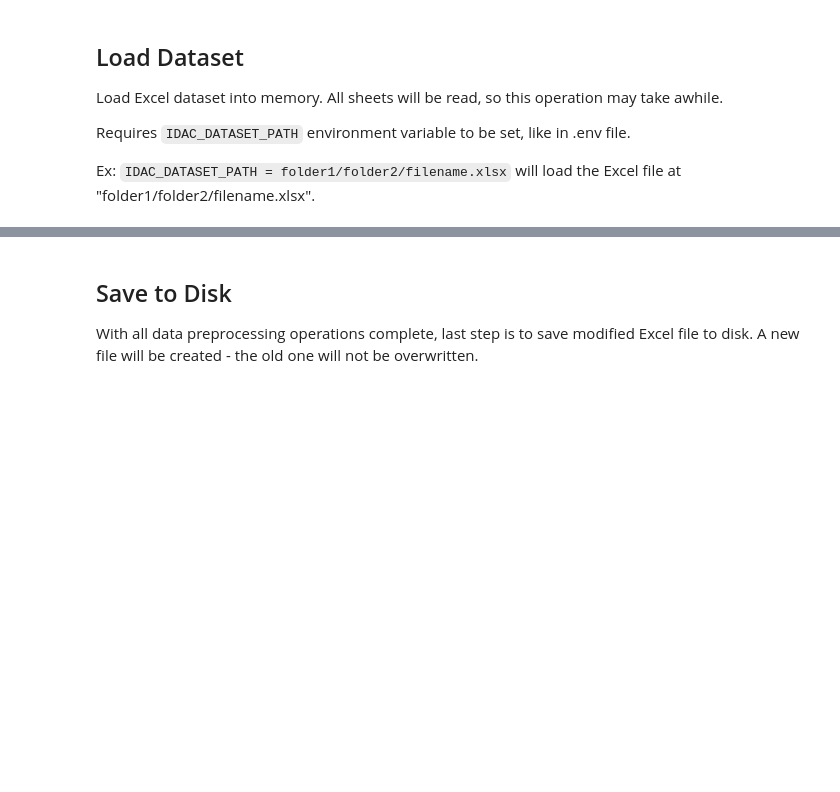
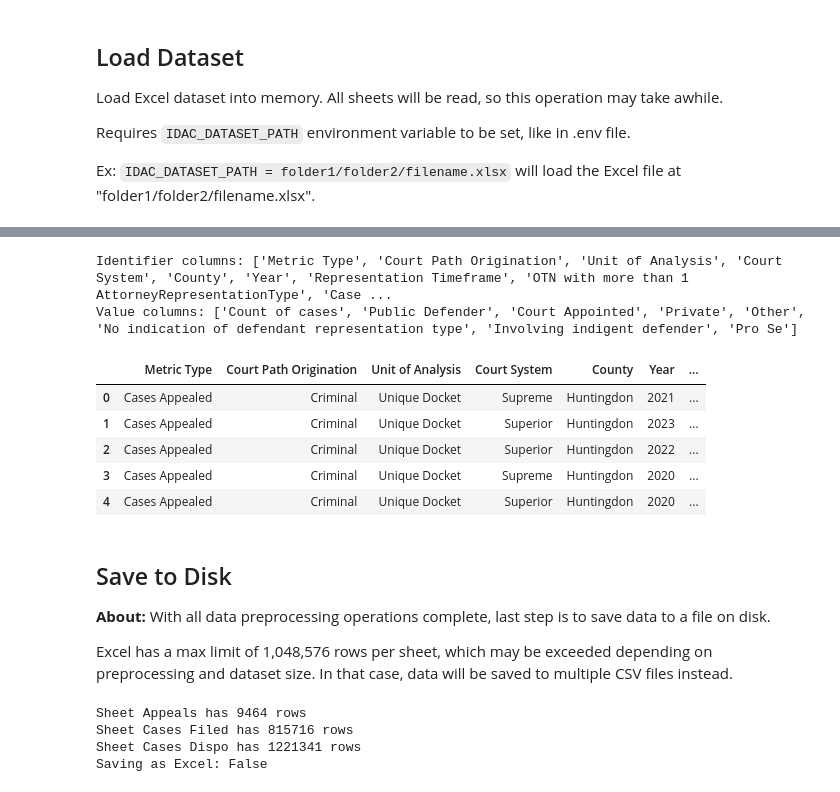
Before and after one commit to ng-23/pccd-idac-idd, a Jupyter notebook: notebooks/idac_data_preprocessing.ipynb, the cells around one changed output, grey strips where cells are left out. Drawn from its saved outputs; the diff is of its cells as text; code cells hidden in the pictures; blank space fills up the shorter version.

```diff
--- a/notebooks/idac_data_preprocessing.ipynb
+++ b/notebooks/idac_data_preprocessing.ipynb
@@ -268,38 +305,46 @@ if os.getenv('DO_OP3_ADULT_DISPO').lower() == 'y' and 'Adult Cases Dispo' in ida
 # %%
 import pandas as pd
 from IPython.display import display
 
-if os.getenv('DO_OP3_APPEALS').lower() == 'y' and 'Appeals' in idac_dataset:
-    appeals = idac_dataset['Appeals']
+if os.getenv('DO_OP2_APPEALS').lower() == 'y':
+    appeals_df = idac_dataset['Appeals']
 
     val_cols = [
         'Count of cases',
         'Public Defender',
         'Court Appointed',
         'Private',
         'Other',
         'No indication of defendant representation type',
         'Involving indigent defender',
         'Pro Se',
         ]
-    id_cols = [col for col in appeals.columns.to_list() if col not in val_cols]
+    id_cols = [col for col in appeals_df.columns.to_list() if col not in val_cols]
 
     var_name = 'Count Type'
     val_name = 'Count'
 
     print(f'Identifier columns: {id_cols}')
     print(f'Value columns: {val_cols}')
 
     # see https://pandas.pydata.org/docs/reference/api/pandas.melt.html
-    new_appeals = pd.melt(
-        appeals,
+    long_appeals_df = pd.melt(
+        appeals_df,
         id_vars=id_cols,
         value_vars=val_cols,
         var_name=var_name,
         value_name=val_name
     )
 
-    display(new_appeals.head(n=5))
+    display(long_appeals_df.head(n=5))
 
-    idac_dataset['Appeals Long'] = new_appeals
-    del idac_dataset['Appeals']
+    idac_dataset['Appeals'] = long_appeals_df
+# %% [output]
+Identifier columns: ['Metric Type', 'Court Path Origination', 'Unit of Analysis', 'Court System', 'County', 'Year', 'Representation Timeframe', 'OTN with more than 1 AttorneyRepresentationType', 'Case ...
+Value columns: ['Count of cases', 'Public Defender', 'Court Appointed', 'Private', 'Other', 'No indication of defendant representation type', 'Involving indigent defender', 'Pro Se']
+|  | Metric Type | Court Path Origination | Unit of Analysis | Court System | County | Year | ... |
+| 0 | Cases Appealed | Criminal | Unique Docket | Supreme | Huntingdon | 2021 | ... |
+| 1 | Cases Appealed | Criminal | Unique Docket | Superior | Huntingdon | 2023 | ... |
+| 2 | Cases Appealed | Criminal | Unique Docket | Superior | Huntingdon | 2022 | ... |
+| 3 | Cases Appealed | Criminal | Unique Docket | Supreme | Huntingdon | 2020 | ... |
+| 4 | Cases Appealed | Criminal | Unique Docket | Superior | Huntingdon | 2020 | ... |
@@ -389,7 +351,25 @@ if os.getenv('DO_OP3_JUVENILE').lower() == 'y':
 # %% [markdown]
 ## Save to Disk
 
-With all data preprocessing operations complete, last step is to save modified Excel file to disk. A new file will be created - the old one will not be overwritten.
+**About:**
+With all data preprocessing operations complete, last step is to save data to a file on disk.
+
+Excel has a max limit of 1,048,576 rows per sheet, which may be exceeded depending on preprocessing and dataset size. In that case, data will be saved to multiple CSV files instead.
+# %%
+EXCEL_MAX_ROWS = 1048576
+save_xlsx = True # prefer 1 excel workbook w/ multiple sheets by default
+for sheet_name, df in idac_dataset.items():
+    print(f'Sheet {sheet_name} has {len(df)} rows')
+
+    if len(df) > EXCEL_MAX_ROWS:
+        save_xlsx = False
+
+print(f'Saving as Excel: {save_xlsx}')
+# %% [output]
+Sheet Appeals has 9464 rows
+Sheet Cases Filed has 815716 rows
+Sheet Cases Dispo has 1221341 rows
+Saving as Excel: False
 # %%
 import time
 import pandas as pd
```
Also changed, not shown: parts of 18 cells of this notebook.
